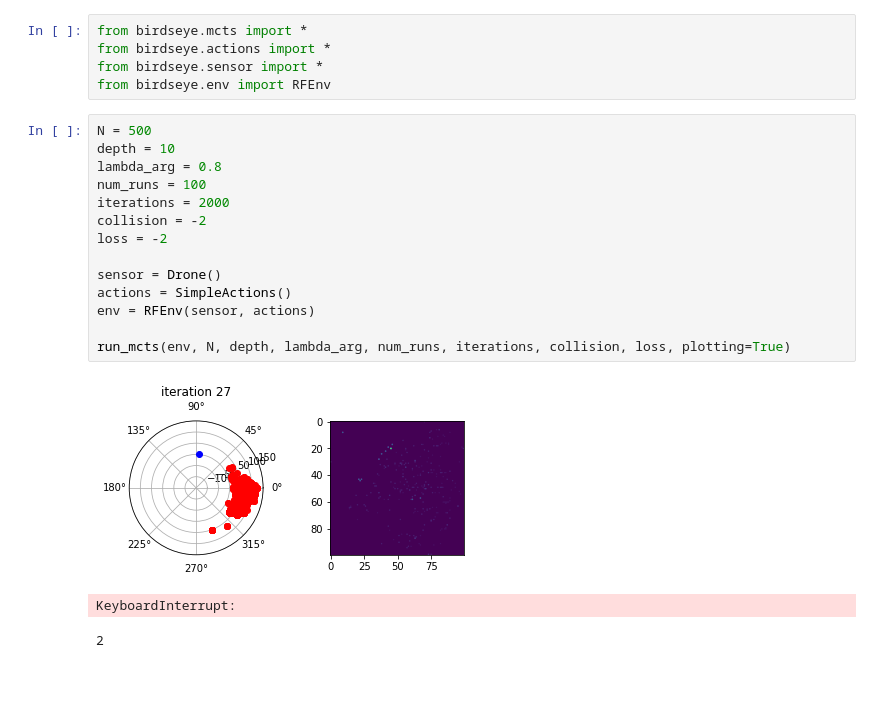
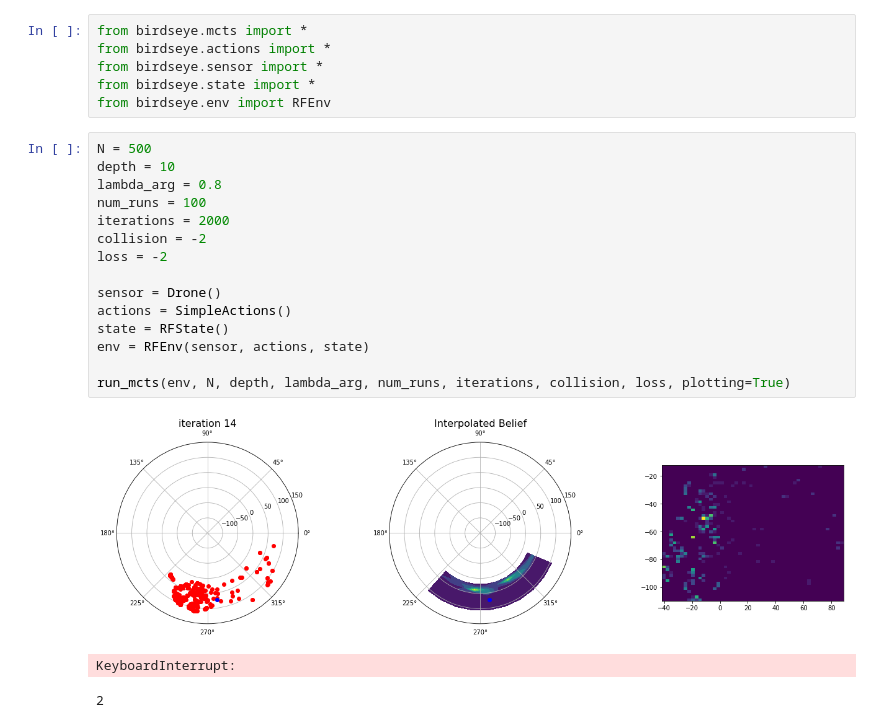
Before and after one commit to IQTLabs/BirdsEye, a Jupyter notebook: demo.ipynb, the cells around one changed output. Saved outputs shown, nothing was run; the diff lists cells and outputs as text; blank space fills up the shorter version.

Commit message:
Updates demo notebook with state class calls

```diff
--- a/demo.ipynb
+++ b/demo.ipynb
@@ -2,23 +2,25 @@
 from birdseye.mcts import *
 from birdseye.actions import *
 from birdseye.sensor import *
+from birdseye.state import *
 from birdseye.env import RFEnv
 # %%
 N = 500
 depth = 10
 lambda_arg = 0.8
 num_runs = 100
 iterations = 2000
 collision = -2
 loss = -2
 
 sensor = Drone()
 actions = SimpleActions()
-env = RFEnv(sensor, actions)
+state = RFState()
+env = RFEnv(sensor, actions, state)
 
 run_mcts(env, N, depth, lambda_arg, num_runs, iterations, collision, loss, plotting=True)
 # %% [output]
-[figure, old version]
+[figure, new version]
 KeyboardInterrupt:
 # %%
 # %% [output]
```
